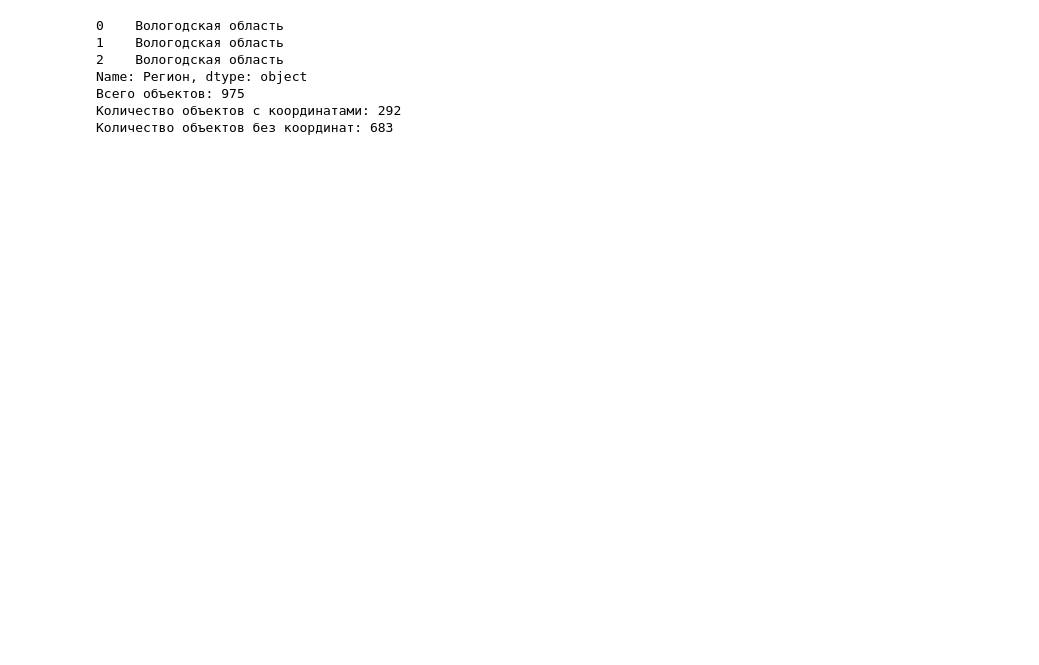
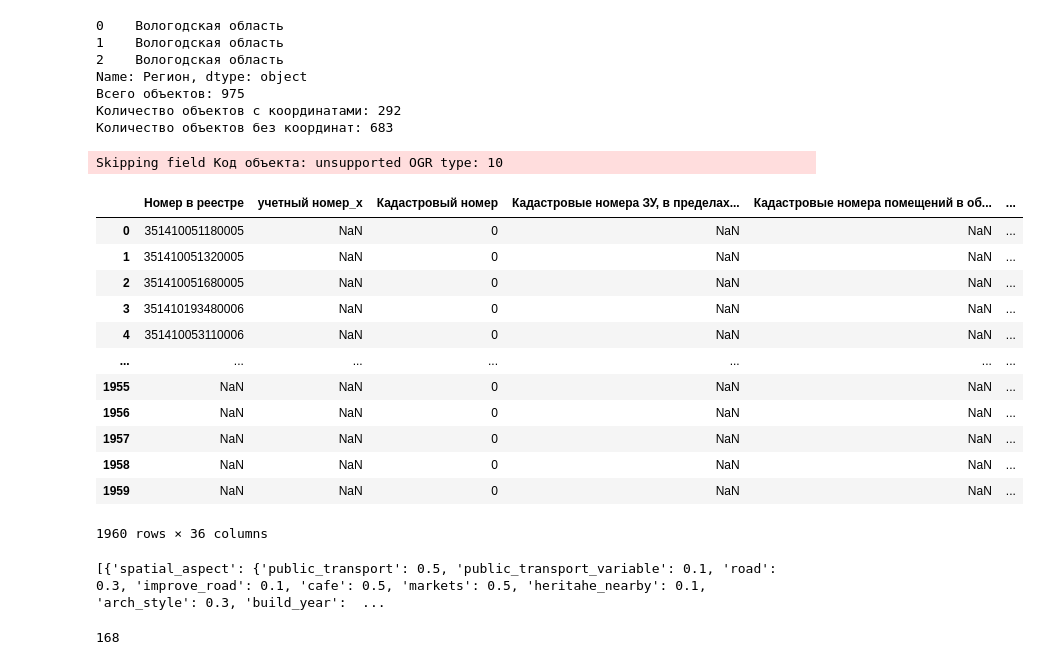
Before and after one commit to Niwauman/Method_for_analyzing_cultural_heritage_sites, a Jupyter notebook: work_in_progress.ipynb, the cells around one changed output. Saved outputs shown, nothing was run; the diff lists cells and outputs as text; code cells hidden in the pictures; blank space fills up the shorter version.

```diff
--- a/work_in_progress.ipynb
+++ b/work_in_progress.ipynb
@@ -27,3 +28,61 @@ Name: Регион, dtype: object
 Всего объектов: 975
 Количество объектов с координатами: 292
 Количество объектов без координат: 683
+# %%
+# Загрузка отчета о кадастровой оценке
+report = gpd.read_file('Example_files/buildings_report.geojson')
+report = DataPreparation.number_report(report)
+# %% [output]
+Skipping field Код объекта: unsupported OGR type: 10
+# %%
+# УДАЛИТЬ
+ch_region['Кадастровый номер'] = ''
+for i in range(len(ch_region)):
+    for j in range(len(report)):
+        if str(ch_region.loc[i, 'Номер в реестре']) == str(report.loc[j, 'Номер в реестре']) or str(ch_region.loc[i, 'учетный номер']) == str(report.loc[j, 'учетный номер']):
+            ch_region.loc[i, 'Кадастровый номер'] = str(ch_region.loc[i, 'Кадастровый номер']) + str(report.loc[j, 'Кадастровый номер'])
+# %%
+# Выборка необходимых столбцов для анализа
+ch_region = ch_region[['Номер в реестре', 'учетный номер', 'Объект', 'Регион', 'Полный адрес', 'Категория историко-культурного значения', 'Вид объекта', 'описание предмета охраны', 'Принадлежность к Юнеско', 'наименование документа', 'building_year', 'lat', 'lon', 'geometry']]
+report = report[['Номер в реестре','учетный номер', 'Кадастровый номер', 'Кадастровые номера ЗУ, в пределах которых расположен данный ОН', 'Кадастровые номера помещений в объекте недвижимости', 'Площадь, кв.м', 'Назначение здания', 'Год завершения строительства', 'Количество этажей (в том числе подземных)', 'Количество подземных этажей', 'Материал наружных стен', 'Класс конструктивной системы', 'Группа капитальности', 'Объект признан аварийным ', 'Функциональная группа', 'Подгруппа', 'usage', 'area', 'cad_cost', 'geometry']]
+
+# Преобразование столбцов в нужный формат
+ch_region['Номер в реестре'] = ch_region['Номер в реестре'].astype(str)
+ch_region['учетный номер'] = ch_region['учетный номер'].astype(str)
+# %%
+# Разделение в зависимости от наличие информации
+report_1 = report[report['Номер в реестре'] != 0]
+report_2 = report[report['Номер в реестре'] == 0]
+# %%
+gdf_merged_1 = pd.merge(report_1, ch_region, on='Номер в реестре', how='inner')
+gdf_merged_2 = pd.merge(report_2, ch_region, on='учетный номер', how='inner')
+
+gdf_merged = pd.concat([gdf_merged_1, gdf_merged_2], ignore_index=True)
+gdf_merged = gdf_merged.drop(['Номер в реестре_x', 'Номер в реестре_y', 'учетный номер_y', 'учетный номер_x'], axis = 1)
+# %%
+gdf_merged
+# %% [output]
+|  | Номер в реестре | учетный номер_x | Кадастровый номер | Кадастровые номера ЗУ, в пределах... | Кадастровые номера помещений в об... | ... |
+| 0 | 351410051180005 | NaN | 0 | NaN | NaN | ... |
+| 1 | 351410051320005 | NaN | 0 | NaN | NaN | ... |
+| 2 | 351410051680005 | NaN | 0 | NaN | NaN | ... |
+| 3 | 351410193480006 | NaN | 0 | NaN | NaN | ... |
+| 4 | 351410053110006 | NaN | 0 | NaN | NaN | ... |
+| ... | ... | ... | ... | ... | ... | ... |
+| 1955 | NaN | NaN | 0 | NaN | NaN | ... |
+| 1956 | NaN | NaN | 0 | NaN | NaN | ... |
+| 1957 | NaN | NaN | 0 | NaN | NaN | ... |
+| 1958 | NaN | NaN | 0 | NaN | NaN | ... |
+| 1959 | NaN | NaN | 0 | NaN | NaN | ... |
+1960 rows × 36 columns
+# %%
+# Закружаем критерии оценки
+with open("Example_files/criteria.json", encoding="UTF-8") as file_in:
+    records = json.load(file_in)
+print(records)
+# %% [output]
+[{'spatial_aspect': {'public_transport': 0.5, 'public_transport_variable': 0.1, 'road': 0.3, 'improve_road': 0.1, 'cafe': 0.5, 'markets': 0.5, 'heritahe_nearby': 0.1, 'arch_style': 0.3, 'build_year':  ...
+# %%
+719-551
+# %% [output]
+168
```
Also changed, not shown: parts of 2 cells of this notebook.
